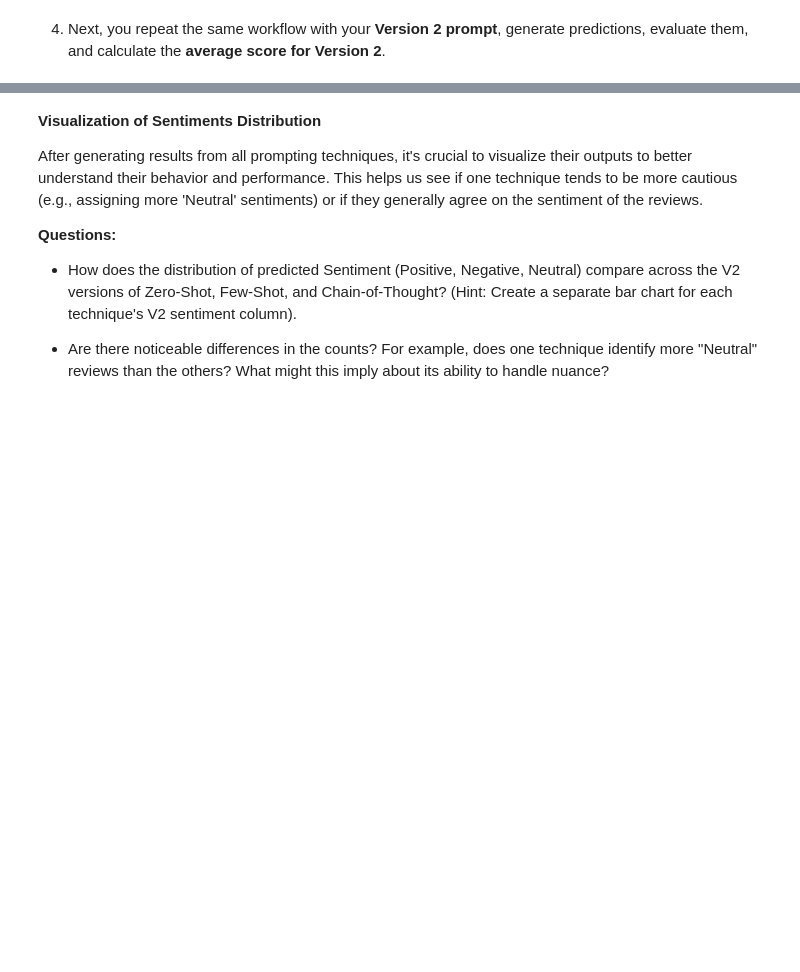
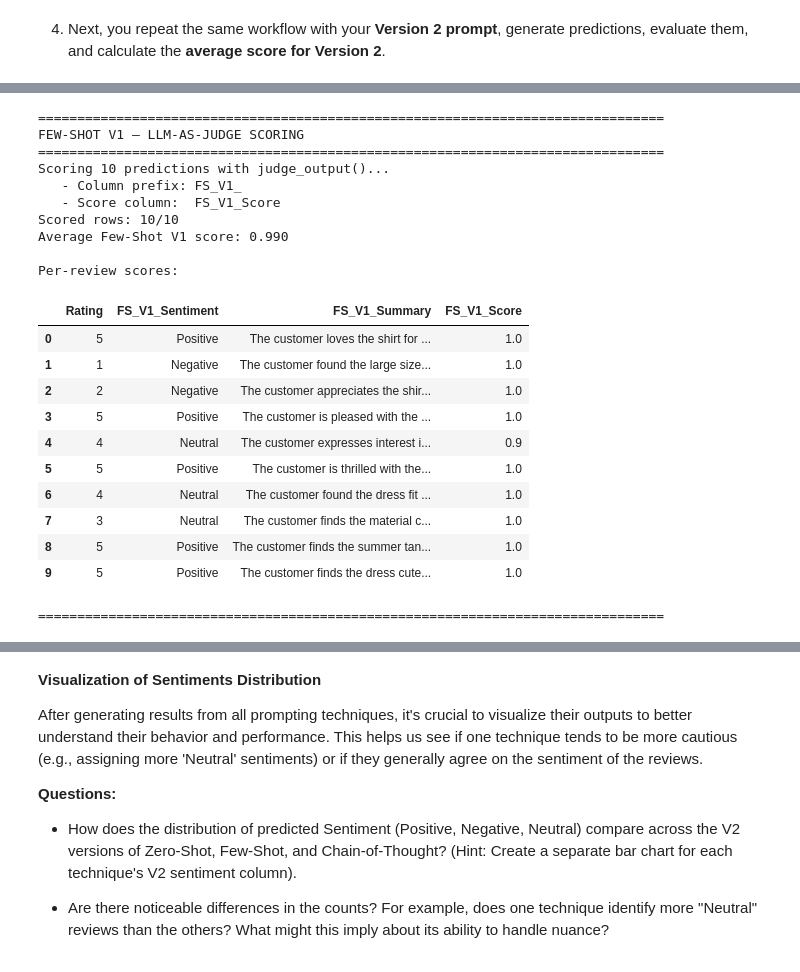
Before and after one commit to sys8dev/real-time-retail-feedback-intelligence, a Jupyter notebook: Real_Time_Retail_Feedback_Intelligence_Full_code.ipynb, the cells around one changed output, grey strips where cells are left out. Drawn from its saved outputs; the diff is of its cells as text; code cells hidden in the pictures; blank space fills up the shorter version.

```diff
--- a/Real_Time_Retail_Feedback_Intelligence_Full_code.ipynb
+++ b/Real_Time_Retail_Feedback_Intelligence_Full_code.ipynb
@@ -3095,0 +3402,34 @@ Per-review scores:
+# %%
+# ----------------------------------------------------------------------
+# Few-Shot V1 — LLM-as-Judge scoring
+# Reuses score_structured_predictions() — same rubric as Zero-Shot V1/V2.
+# ----------------------------------------------------------------------
+
+df_fs_v1, fs_v1_avg_score = score_structured_predictions(
+    df_fs_v1,
+    FS_V1_PREFIX,
+    version_label="Few-Shot V1",
+)
+# %% [output]
+================================================================================
+FEW-SHOT V1 — LLM-AS-JUDGE SCORING
+================================================================================
+Scoring 10 predictions with judge_output()...
+   - Column prefix: FS_V1_
+   - Score column:  FS_V1_Score
+Scored rows: 10/10
+Average Few-Shot V1 score: 0.990
+
+Per-review scores:
+|  | Rating | FS_V1_Sentiment | FS_V1_Summary | FS_V1_Score |
+| 0 | 5 | Positive | The customer loves the shirt for ... | 1.0 |
+| 1 | 1 | Negative | The customer found the large size... | 1.0 |
+| 2 | 2 | Negative | The customer appreciates the shir... | 1.0 |
+| 3 | 5 | Positive | The customer is pleased with the ... | 1.0 |
+| 4 | 4 | Neutral | The customer expresses interest i... | 0.9 |
+| 5 | 5 | Positive | The customer is thrilled with the... | 1.0 |
+| 6 | 4 | Neutral | The customer found the dress fit ... | 1.0 |
+| 7 | 3 | Neutral | The customer finds the material c... | 1.0 |
+| 8 | 5 | Positive | The customer finds the summer tan... | 1.0 |
+| 9 | 5 | Positive | The customer finds the dress cute... | 1.0 |
+================================================================================
```
Also changed, not shown: parts of 28 cells of this notebook.
